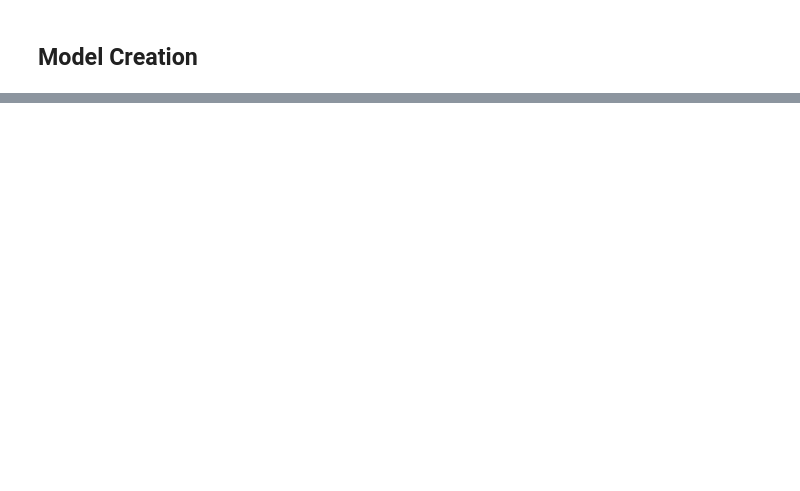
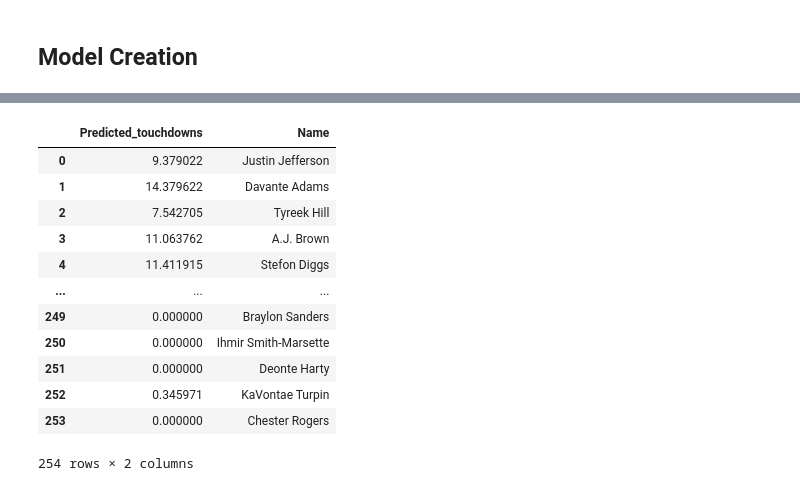
Before and after one commit to hugosp95/Project4_NFL_Data_Analytics, a Jupyter notebook: project_4.ipynb, the cells around one changed output, grey strips where cells are left out. Drawn from its saved outputs; the diff is of its cells as text; code cells hidden in the pictures; blank space fills up the shorter version.

Commit message:
remove unnecessary xlsx and csv files, add new files for model predictions and update ipynb with code to make predictions using model

```diff
--- a/project_4.ipynb
+++ b/project_4.ipynb
@@ -306,0 +315,9 @@ print(record_to_predict)
+# %%
+# scale the data using same X_scaler as used for the model
+season_to_predict = X_scaler.transform(whole_season_array)
+# %%
+# give the model the season data to use for predictions
+y_pred_whole_season = nn.predict(season_to_predict)
+
+# view the predictions made by the model
+print(y_pred_whole_season)
@@ -306,0 +342,23 @@ print(record_to_predict)
+# %%
+# turn array of predictions into new dataframe
+season_2022_predictions = pd.DataFrame({'Predicted_touchdowns': y_pred_whole_season[:, 0]})
+# %%
+# create a new column of player names by taking the index from original dataframe
+season_2022_predictions['Name'] = season_2022_df.index
+# %%
+# view new predictions dataframe
+season_2022_predictions
+# %% [output]
+|  | Predicted_touchdowns | Name |
+| 0 | 9.379022 | Justin Jefferson |
+| 1 | 14.379622 | Davante Adams |
+| 2 | 7.542705 | Tyreek Hill |
+| 3 | 11.063762 | A.J. Brown |
+| 4 | 11.411915 | Stefon Diggs |
+| ... | ... | ... |
+| 249 | 0.000000 | Braylon Sanders |
+| 250 | 0.000000 | Ihmir Smith-Marsette |
+| 251 | 0.000000 | Deonte Harty |
+| 252 | 0.345971 | KaVontae Turpin |
+| 253 | 0.000000 | Chester Rogers |
+254 rows × 2 columns
```
Also changed, not shown: parts of 30 cells of this notebook, 8 other files.
